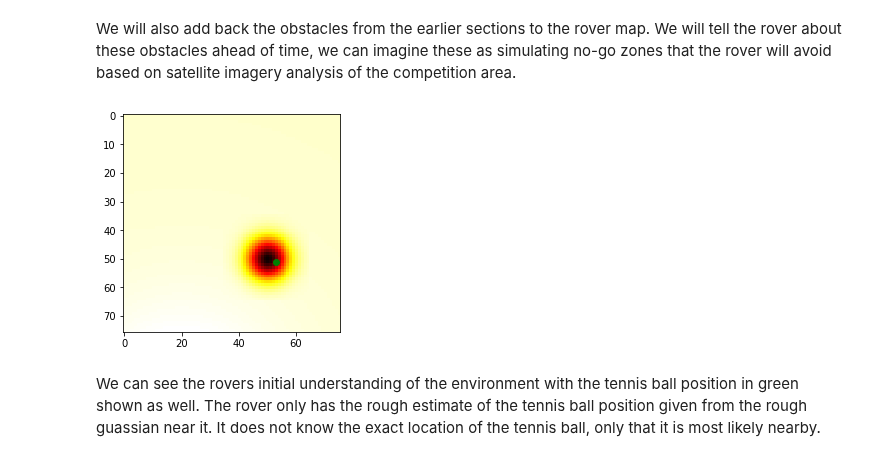
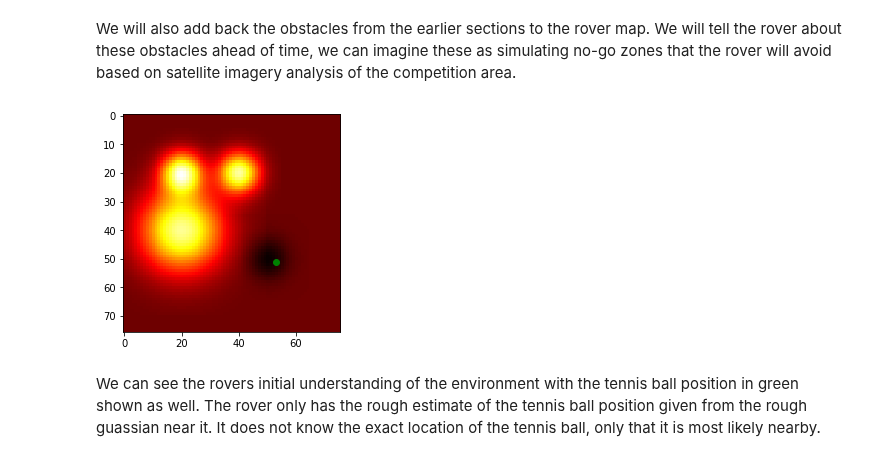
Before and after one commit to JmcRobbie/novaRoverDemos, a Jupyter notebook: Autonomous decision making demonstration.ipynb, the cells around one changed output. Drawn from its saved outputs; the diff is of its cells as text; code cells hidden in the pictures.

```diff
--- a/Autonomous decision making demonstration.ipynb
+++ b/Autonomous decision making demonstration.ipynb
@@ -297,13 +296,13 @@ path = []
 # %% [markdown]
 We will also add back the obstacles from the earlier sections to the rover map. We will tell the rover about these obstacles ahead of time, we can imagine these as simulating no-go zones that the rover will avoid based on satellite imagery analysis of the competition area.
 # %%
-for i in range(len(obstacles)):
-    roverWorld = applyGaussianToField(roverWorld,obstacles[i][3],obstacles[i][0],obstacles[i][1],obstacles[i][2])
+for obstacle in obstacles:
+    roverWorld = applyGaussianToField(roverWorld,*obstacle)
 plt.imshow(roverWorld, cmap='hot', interpolation='nearest')
 plt.plot(ball_location[0],ball_location[1],"ro",color = "Green")
 plt.show()
 # %% [output]
-[figure, old version]
+[figure, new version]
 # %% [markdown]
 We can see the rovers initial understanding of the environment with the tennis ball position in green shown as well. The rover only has the rough estimate of the tennis ball position given from the rough guassian near it. It does not know the exact location of the tennis ball, only that it is most likely nearby.
 # %%
```
Also changed, not shown: parts of 2 cells of this notebook.
